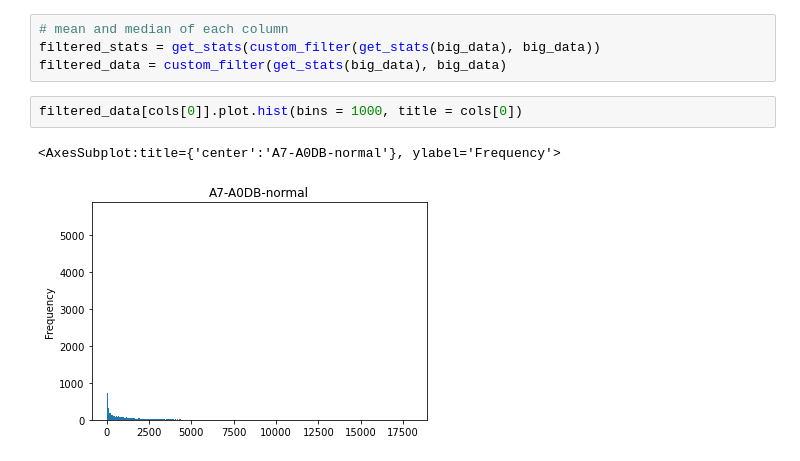
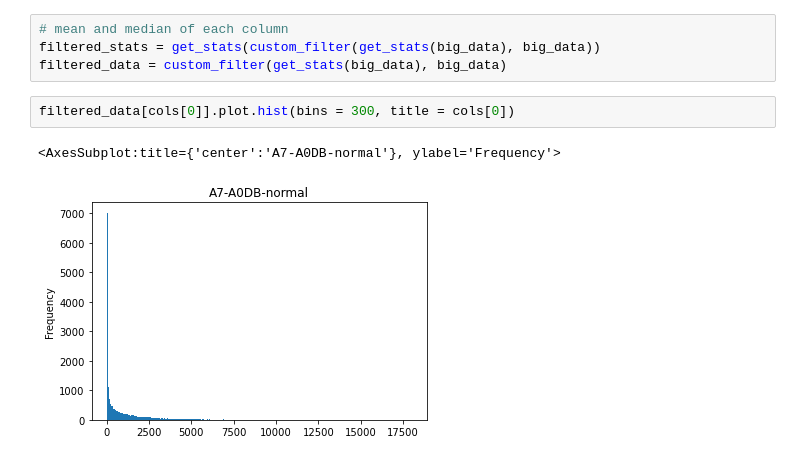
Before and after one commit to edwin5588/intro_data_preprocessing, a Jupyter notebook: Data Preprocessing Assignment Notebook.ipynb, the cells around one changed output. Saved outputs shown, nothing was run; the diff lists cells and outputs as text.

```diff
--- a/Data Preprocessing Assignment Notebook.ipynb
+++ b/Data Preprocessing Assignment Notebook.ipynb
@@ -133,8 +133,8 @@ What are the mean and median of each column after applying this filter? Plot the
 filtered_stats = get_stats(custom_filter(get_stats(big_data), big_data))
 filtered_data = custom_filter(get_stats(big_data), big_data)
 # %%
-filtered_data[cols[0]].plot.hist(bins = 1000, title = cols[0])
+filtered_data[cols[0]].plot.hist(bins = 300, title = cols[0])
 # %% [output]
 <AxesSubplot:title={'center':'A7-A0DB-normal'}, ylabel='Frequency'>
-[figure, old version]
+[figure, new version]
 # %%
```
Also changed, not shown: parts of 3 cells of this notebook.
